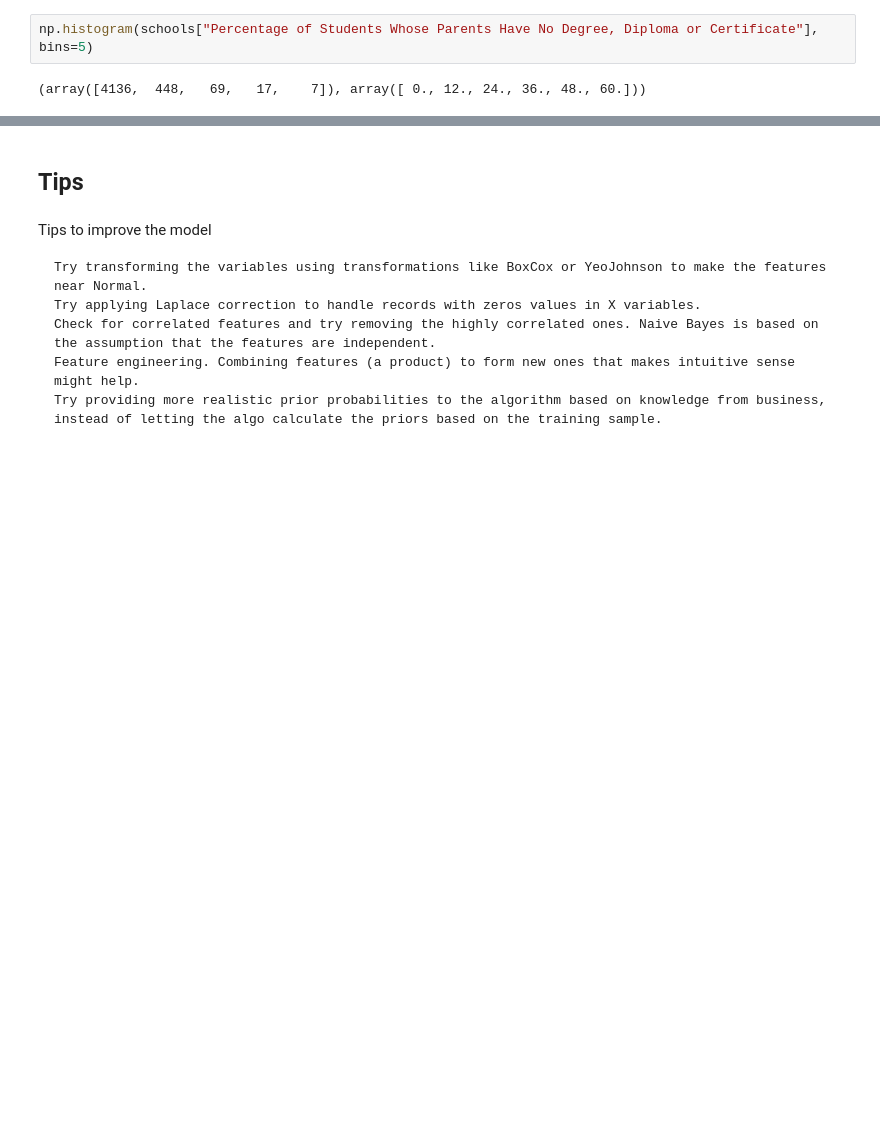
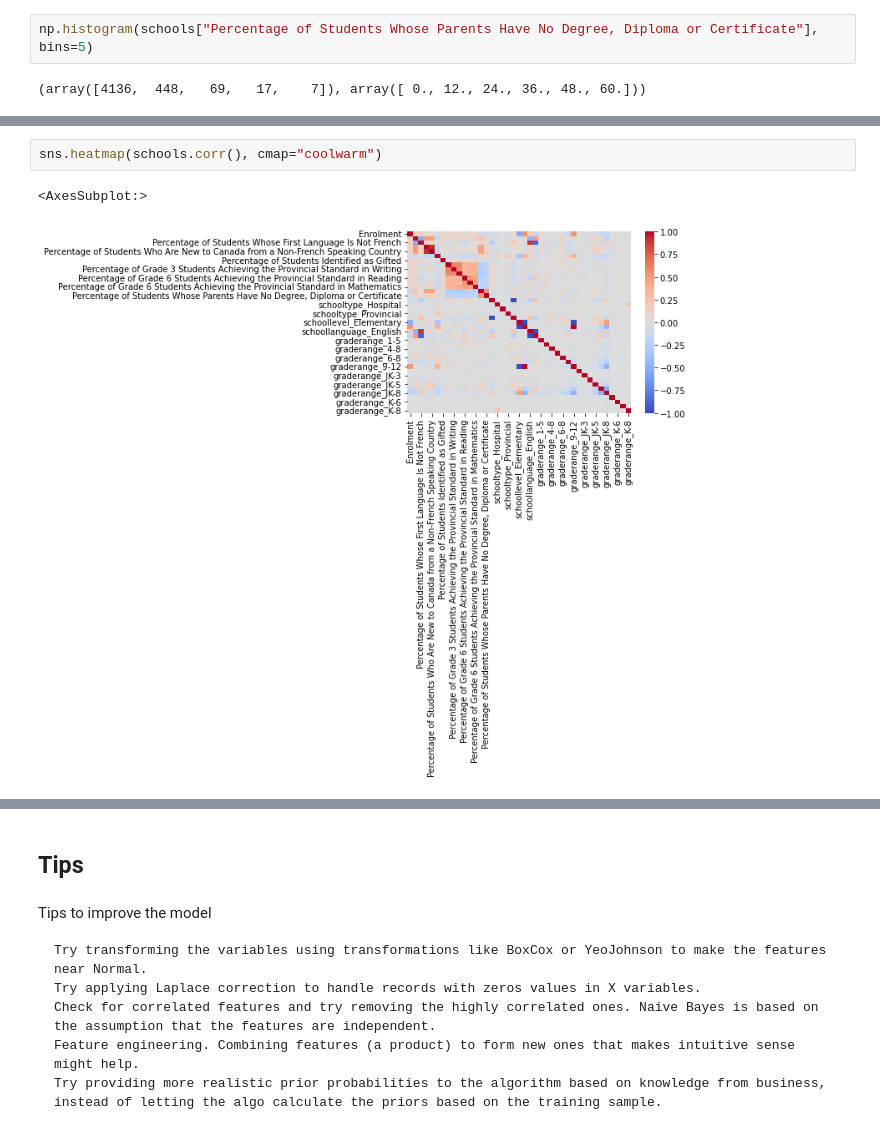
Before and after one commit to uOttawa-IT-Research-teaching/ML_naive_bayes, a Jupyter notebook: bayes.ipynb, the cells around one changed output, grey strips where cells are left out. Saved outputs shown, nothing was run; the diff lists cells and outputs as text; blank space fills up the shorter version.

```diff
--- a/bayes.ipynb
+++ b/bayes.ipynb
@@ -676,0 +683,5 @@ schools.plot(y = "Percentage of Grade 6 Students Achieving the Provincial Standa
+# %%
+sns.heatmap(schools.corr(), cmap="coolwarm")
+# %% [output]
+<AxesSubplot:>
+[figure, added]
```
Also changed, not shown: parts of 15 cells of this notebook.
